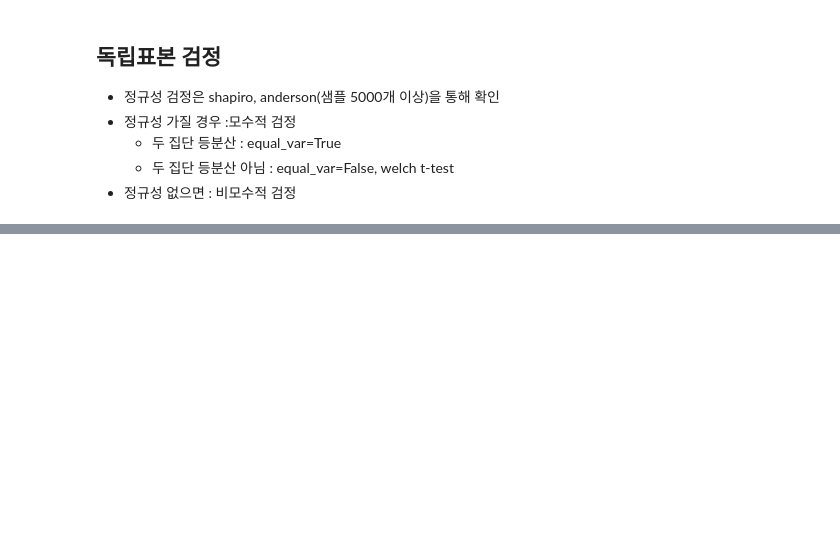
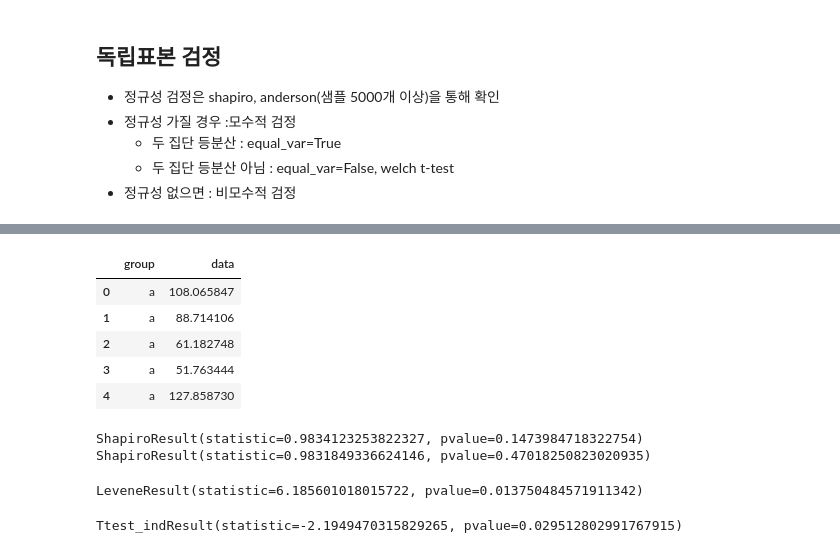
Before and after one commit to klee30810/ADP-study, a Jupyter notebook: stats/scipy-tutorial.ipynb, the cells around one changed output, grey strips where cells are left out. Saved outputs shown, nothing was run; the diff lists cells and outputs as text; code cells hidden in the pictures; blank space fills up the shorter version.

```diff
--- a/stats/scipy-tutorial.ipynb
+++ b/stats/scipy-tutorial.ipynb
@@ -115,0 +260,30 @@ print(stats.shapiro(df2))
+# %%
+df = pd.read_csv('https://raw.githubusercontent.com/Datamanim/datarepo/main/scipy/ind3.csv')
+df.head()
+# %% [output]
+|  | group | data |
+| 0 | a | 108.065847 |
+| 1 | a | 88.714106 |
+| 2 | a | 61.182748 |
+| 3 | a | 51.763444 |
+| 4 | a | 127.858730 |
+# %%
+a = df.loc[df['group']=='a']['data']
+b = df.loc[df['group']=='b']['data']
+
+print(stats.shapiro(a))
+print(stats.shapiro(b))
+# 정규성 둘다 있음
+# %% [output]
+ShapiroResult(statistic=0.9834123253822327, pvalue=0.1473984718322754)
+ShapiroResult(statistic=0.9831849336624146, pvalue=0.47018250823020935)
+# %%
+stats.levene(a,b)
+# 등분산 아님
+# %% [output]
+LeveneResult(statistic=6.185601018015722, pvalue=0.013750484571911342)
+# %%
+stats.ttest_ind(a, b, equal_var=False)
+# 평균은 다르다
+# %% [output]
+Ttest_indResult(statistic=-2.1949470315829265, pvalue=0.029512802991767915)
```
Also changed, not shown: parts of 59 cells of this notebook.
